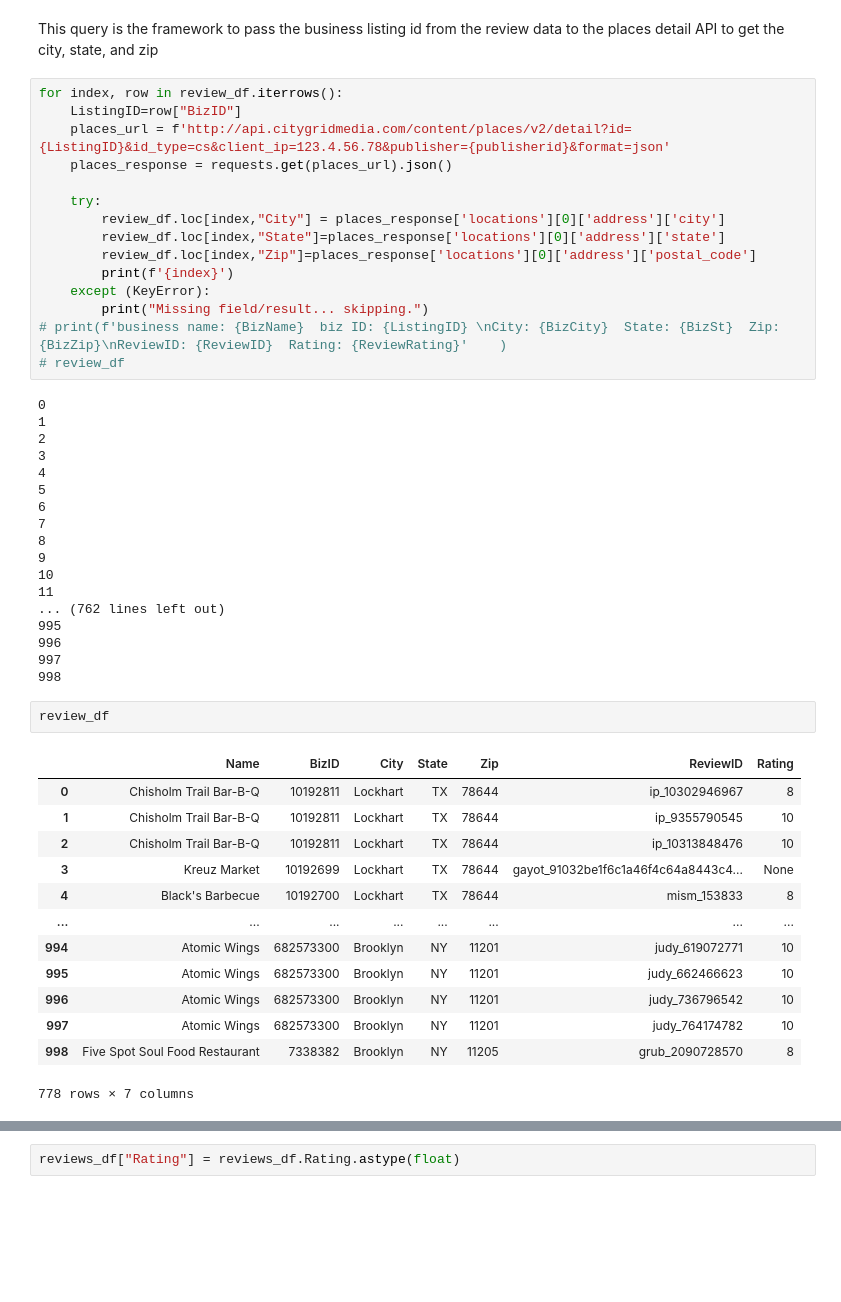
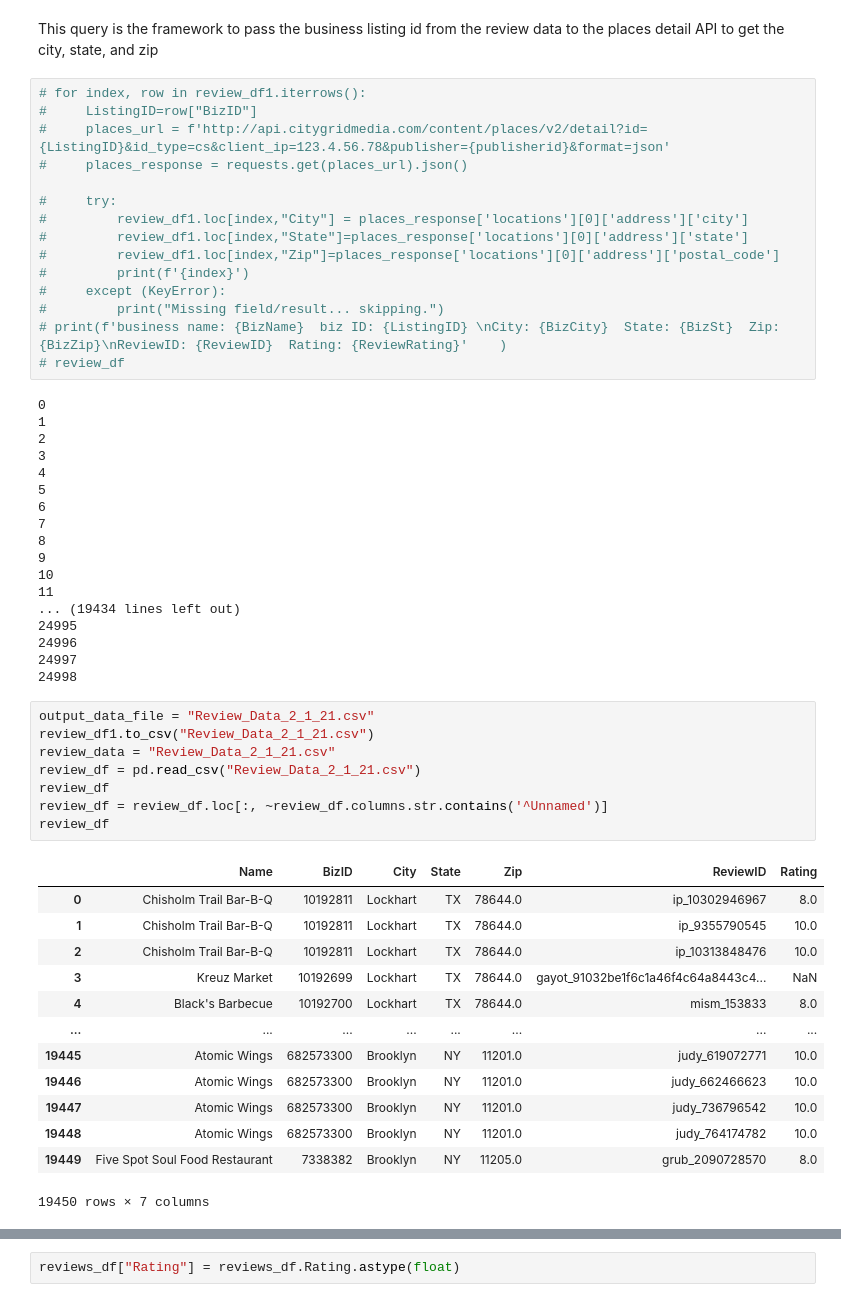
Before and after one commit to jcrettig/API_Group_Project, a Jupyter notebook: DE_working_file_v2.ipynb, the cells around one changed output, grey strips where cells are left out. Drawn from its saved outputs; the diff is of its cells as text; blank space fills up the shorter version.

```diff
--- a/DE_working_file_v2.ipynb
+++ b/DE_working_file_v2.ipynb
@@ -93,18 +94,18 @@ review_df
 # %% [markdown]
 This query is the framework to pass the business listing id from the review data to the places detail API to get the city, state, and zip
 # %%
-for index, row in review_df.iterrows():
-    ListingID=row["BizID"]
-    places_url = f'http://api.citygridmedia.com/content/places/v2/detail?id={ListingID}&id_type=cs&client_ip=123.4.56.78&publisher={publisherid}&format=json'
-    places_response = requests.get(places_url).json()
+# for index, row in review_df1.iterrows():
+#     ListingID=row["BizID"]
+#     places_url = f'http://api.citygridmedia.com/content/places/v2/detail?id={ListingID}&id_type=cs&client_ip=123.4.56.78&publisher={publisherid}&format=json'
+#     places_response = requests.get(places_url).json()
 
-    try:
-        review_df.loc[index,"City"] = places_response['locations'][0]['address']['city']
-        review_df.loc[index,"State"]=places_response['locations'][0]['address']['state']
-        review_df.loc[index,"Zip"]=places_response['locations'][0]['address']['postal_code']
-        print(f'{index}')
-    except (KeyError):
-        print("Missing field/result... skipping.")
+#     try:
+#         review_df1.loc[index,"City"] = places_response['locations'][0]['address']['city']
+#         review_df1.loc[index,"State"]=places_response['locations'][0]['address']['state']
+#         review_df1.loc[index,"Zip"]=places_response['locations'][0]['address']['postal_code']
+#         print(f'{index}')
+#     except (KeyError):
+#         print("Missing field/result... skipping.")
 # print(f'business name: {BizName}  biz ID: {ListingID} \nCity: {BizCity}  State: {BizSt}  Zip: {BizZip}\nReviewID: {ReviewID}  Rating: {ReviewRating}'    )
 # review_df
 # %% [output]
@@ -120,27 +121,33 @@ for index, row in review_df.iterrows():
 9
 10
 11
-... (762 lines left out)
-995
-996
-997
-998
+... (19434 lines left out)
+24995
+24996
+24997
+24998
-# %%
-review_df
-# %% [output]
-|  | Name | BizID | City | State | Zip | ReviewID | Rating |
-| 0 | Chisholm Trail Bar-B-Q | 10192811 | Lockhart | TX | 78644 | ip_10302946967 | 8 |
-| 1 | Chisholm Trail Bar-B-Q | 10192811 | Lockhart | TX | 78644 | ip_9355790545 | 10 |
-| 2 | Chisholm Trail Bar-B-Q | 10192811 | Lockhart | TX | 78644 | ip_10313848476 | 10 |
-| 3 | Kreuz Market | 10192699 | Lockhart | TX | 78644 | gayot_91032be1f6c1a46f4c64a8443c4... | None |
-| 4 | Black's Barbecue | 10192700 | Lockhart | TX | 78644 | mism_153833 | 8 |
-| ... | ... | ... | ... | ... | ... | ... | ... |
-| 994 | Atomic Wings | 682573300 | Brooklyn | NY | 11201 | judy_619072771 | 10 |
-| 995 | Atomic Wings | 682573300 | Brooklyn | NY | 11201 | judy_662466623 | 10 |
-| 996 | Atomic Wings | 682573300 | Brooklyn | NY | 11201 | judy_736796542 | 10 |
-| 997 | Atomic Wings | 682573300 | Brooklyn | NY | 11201 | judy_764174782 | 10 |
-| 998 | Five Spot Soul Food Restaurant | 7338382 | Brooklyn | NY | 11205 | grub_2090728570 | 8 |
-778 rows × 7 columns
+# %%
+output_data_file = "Review_Data_2_1_21.csv"
+review_df1.to_csv("Review_Data_2_1_21.csv")
+review_data = "Review_Data_2_1_21.csv"
+review_df = pd.read_csv("Review_Data_2_1_21.csv")
+review_df
+review_df = review_df.loc[:, ~review_df.columns.str.contains('^Unnamed')]
+review_df
+# %% [output]
+|  | Name | BizID | City | State | Zip | ReviewID | Rating |
+| 0 | Chisholm Trail Bar-B-Q | 10192811 | Lockhart | TX | 78644.0 | ip_10302946967 | 8.0 |
+| 1 | Chisholm Trail Bar-B-Q | 10192811 | Lockhart | TX | 78644.0 | ip_9355790545 | 10.0 |
+| 2 | Chisholm Trail Bar-B-Q | 10192811 | Lockhart | TX | 78644.0 | ip_10313848476 | 10.0 |
+| 3 | Kreuz Market | 10192699 | Lockhart | TX | 78644.0 | gayot_91032be1f6c1a46f4c64a8443c4... | NaN |
+| 4 | Black's Barbecue | 10192700 | Lockhart | TX | 78644.0 | mism_153833 | 8.0 |
+| ... | ... | ... | ... | ... | ... | ... | ... |
+| 19445 | Atomic Wings | 682573300 | Brooklyn | NY | 11201.0 | judy_619072771 | 10.0 |
+| 19446 | Atomic Wings | 682573300 | Brooklyn | NY | 11201.0 | judy_662466623 | 10.0 |
+| 19447 | Atomic Wings | 682573300 | Brooklyn | NY | 11201.0 | judy_736796542 | 10.0 |
+| 19448 | Atomic Wings | 682573300 | Brooklyn | NY | 11201.0 | judy_764174782 | 10.0 |
+| 19449 | Five Spot Soul Food Restaurant | 7338382 | Brooklyn | NY | 11205.0 | grub_2090728570 | 8.0 |
+19450 rows × 7 columns
 # %%
 #dropping any data that has NaN
 # code from this dataframe
```
Also changed, not shown: parts of 10 cells of this notebook, 1 other file.
